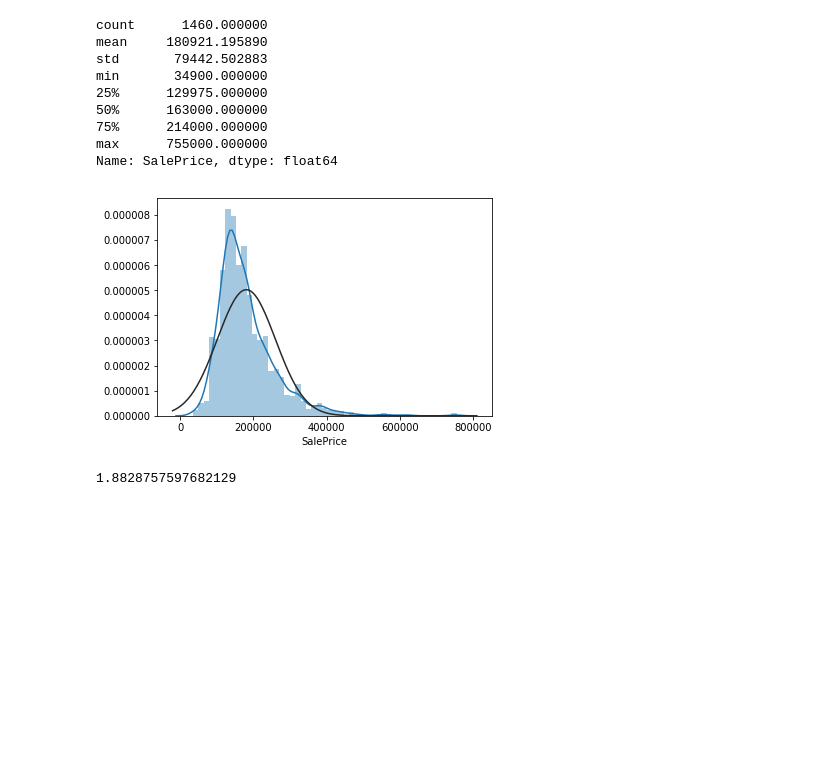
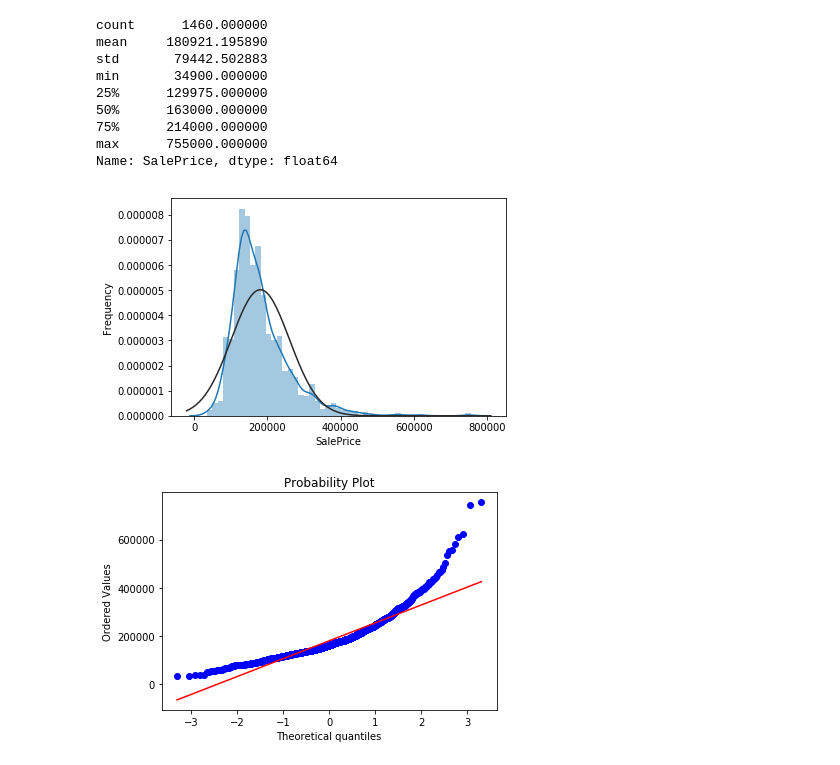
Before and after one commit to pradeep-krishnan/ML_regression_houseprice, a Jupyter notebook: houseprice.ipynb, the cells around one changed output. Cells and saved outputs as stored; diff of their text form; code cells hidden in the pictures; blank space fills up the shorter version.

```diff
--- a/houseprice.ipynb
+++ b/houseprice.ipynb
@@ -79,10 +77,14 @@ min       34900.000000
 75%      214000.000000
 max      755000.000000
 Name: SalePrice, dtype: float64
-# %%
-sns.distplot(train['SalePrice'], fit = norm)
-plt.show()
-print(train['SalePrice'].skew())
-# %% [output]
-[figure, removed]
-1.8828757597682129
+# %%
+#Check to see if the target variable follows a normal distribution
+sns.distplot(train['SalePrice'], fit = norm)
+plt.ylabel('Frequency')
+plt.show()
+
+probplot(train['SalePrice'], plot=plt)
+plt.show()
+# %% [output]
+[figure, added]
+[figure, added]
```
Also changed, not shown: parts of 9 cells of this notebook.
